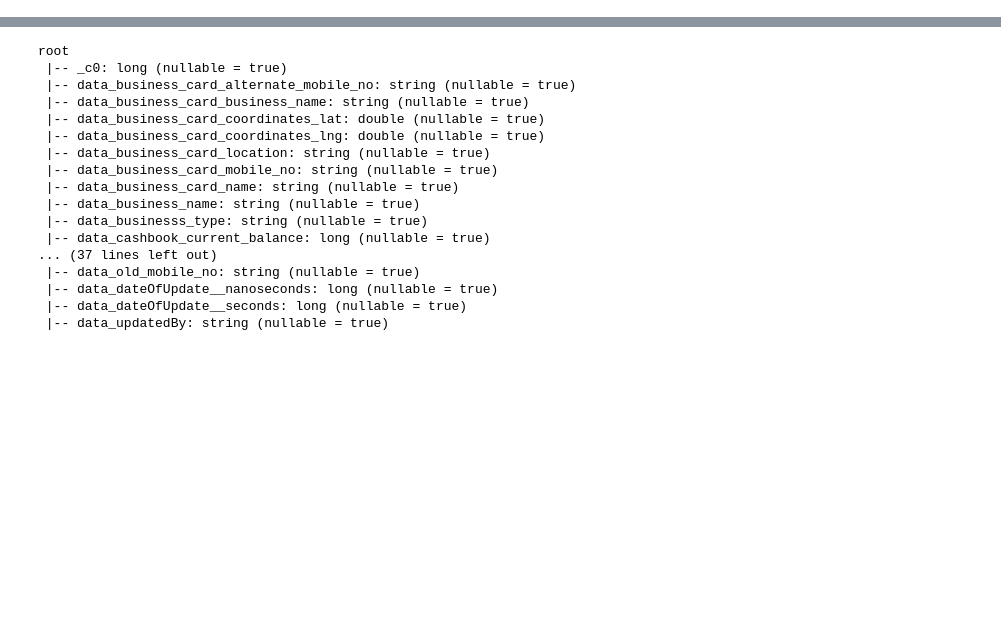
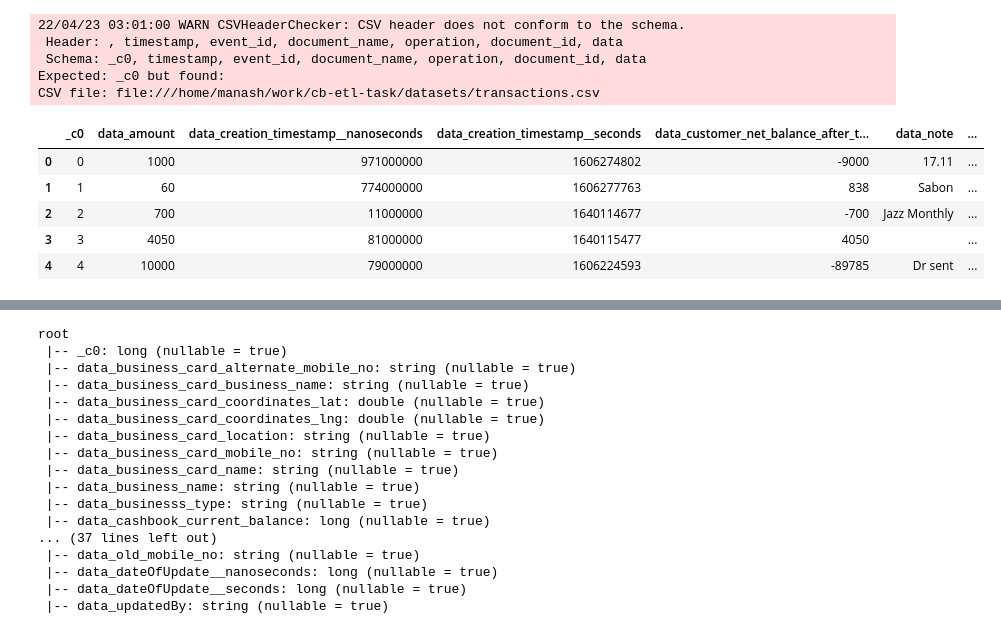
Before and after one commit to manashmandal/cb-etl-task, a Jupyter notebook: notebooks/Playground.ipynb, the cells around one changed output, grey strips where cells are left out. Cells and saved outputs as stored; diff of their text form; code cells hidden in the pictures; blank space fills up the shorter version.

```diff
--- a/notebooks/Playground.ipynb
+++ b/notebooks/Playground.ipynb
@@ -103,3 +107,17 @@ CSV file: file:///home/manash/work/cb-data-engineering-task/datasets/analytics.c
+# %%
+df_transaction.limit(5).toPandas().head()
+# %% [output]
+22/04/23 03:01:00 WARN CSVHeaderChecker: CSV header does not conform to the schema.
+ Header: , timestamp, event_id, document_name, operation, document_id, data
+ Schema: _c0, timestamp, event_id, document_name, operation, document_id, data
+Expected: _c0 but found:
+CSV file: file:///home/manash/work/cb-etl-task/datasets/transactions.csv
+|  | _c0 | data_amount | data_creation_timestamp__nanoseconds | data_creation_timestamp__seconds | data_customer_net_balance_after_t... | data_note | ... |
+| 0 | 0 | 1000 | 971000000 | 1606274802 | -9000 | 17.11 | ... |
+| 1 | 1 | 60 | 774000000 | 1606277763 | 838 | Sabon | ... |
+| 2 | 2 | 700 | 11000000 | 1640114677 | -700 | Jazz Monthly | ... |
+| 3 | 3 | 4050 | 81000000 | 1640115477 | 4050 |  | ... |
+| 4 | 4 | 10000 | 79000000 | 1606224593 | -89785 | Dr sent | ... |
 # %%
 df_transaction = cast_columns(df_transaction, {
     "data_amount": types.FloatType(),
```
Also changed, not shown: parts of 28 cells of this notebook, 21 other files.
